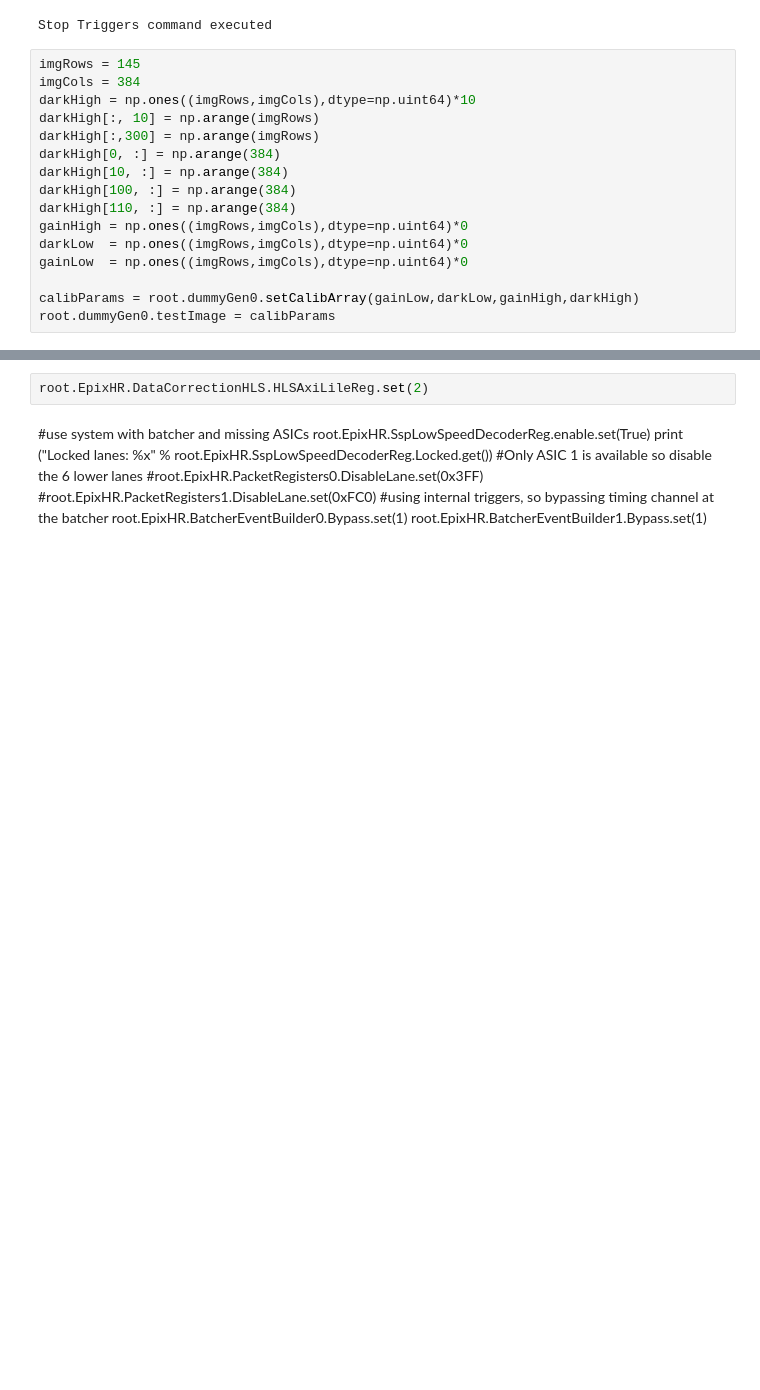
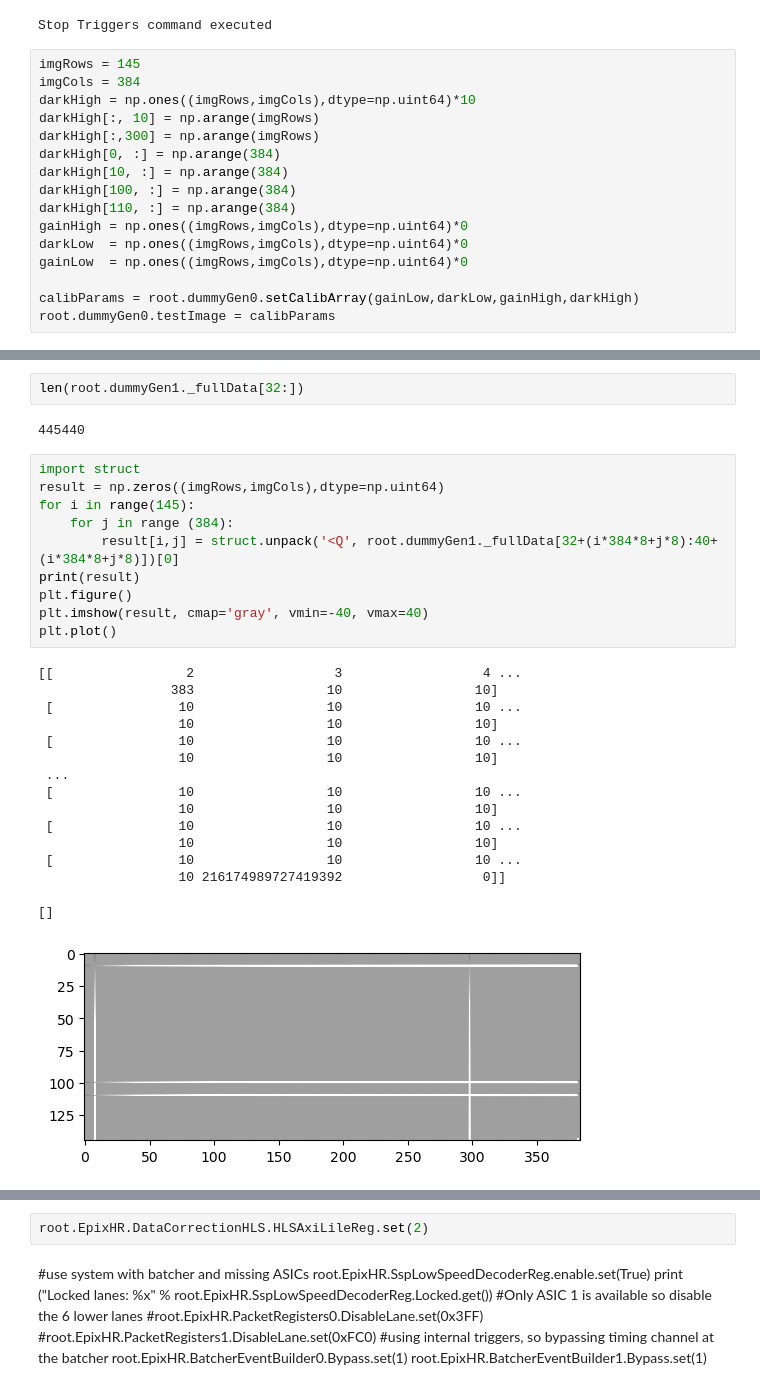
Before and after one commit to slaclab/epix-hr-single-10k, a Jupyter notebook: software/notebooks/ASIC_V4/pre-proc/simulation_preprocessing.ipynb, the cells around one changed output, grey strips where cells are left out. Saved outputs shown, nothing was run; the diff lists cells and outputs as text; blank space fills up the shorter version.

```diff
--- a/software/notebooks/ASIC_V4/pre-proc/simulation_preprocessing.ipynb
+++ b/software/notebooks/ASIC_V4/pre-proc/simulation_preprocessing.ipynb
@@ -127,2 +128,32 @@ ibFrame.getPayload() = 445440
+# %%
+len(root.dummyGen1._fullData[32:])
+# %% [output]
+445440
+# %%
+import struct
+result = np.zeros((imgRows,imgCols),dtype=np.uint64)
+for i in range(145):
+    for j in range (384):
+        result[i,j] = struct.unpack('<Q', root.dummyGen1._fullData[32+(i*384*8+j*8):40+(i*384*8+j*8)])[0]
+print(result)
+plt.figure()
+plt.imshow(result, cmap='gray', vmin=-40, vmax=40)
+plt.plot()
+# %% [output]
+[[                 2                  3                  4 ...
+                 383                 10                 10]
+ [                10                 10                 10 ...
+                  10                 10                 10]
+ [                10                 10                 10 ...
+                  10                 10                 10]
+ ...
+ [                10                 10                 10 ...
+                  10                 10                 10]
+ [                10                 10                 10 ...
+                  10                 10                 10]
+ [                10                 10                 10 ...
+                  10 216174989727419392                  0]]
+[]
+[figure, added]
 # %%
 root.EpixHR.DataCorrectionHLS.HLSAxiLileReg.get()
```
Also changed, not shown: parts of 6 cells of this notebook, 8 other files.
